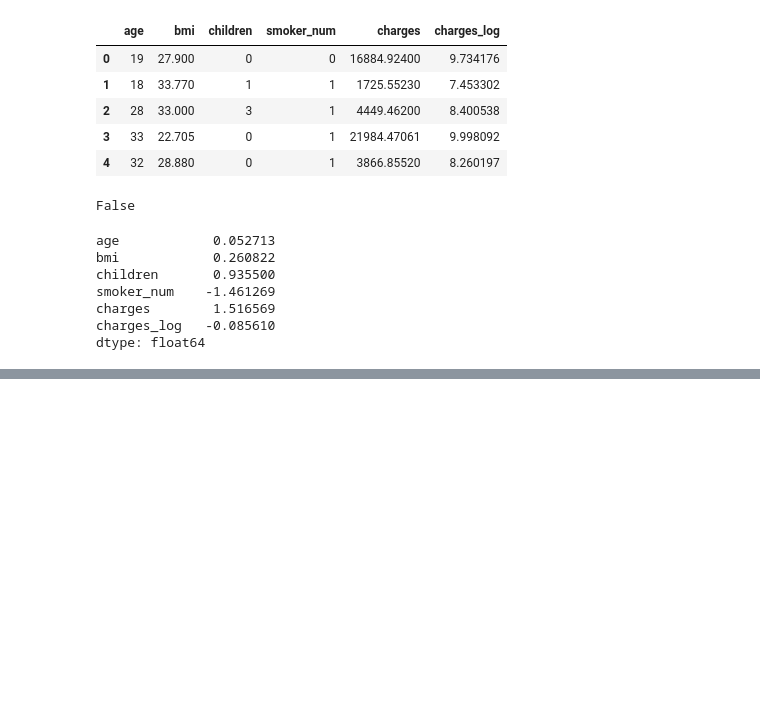
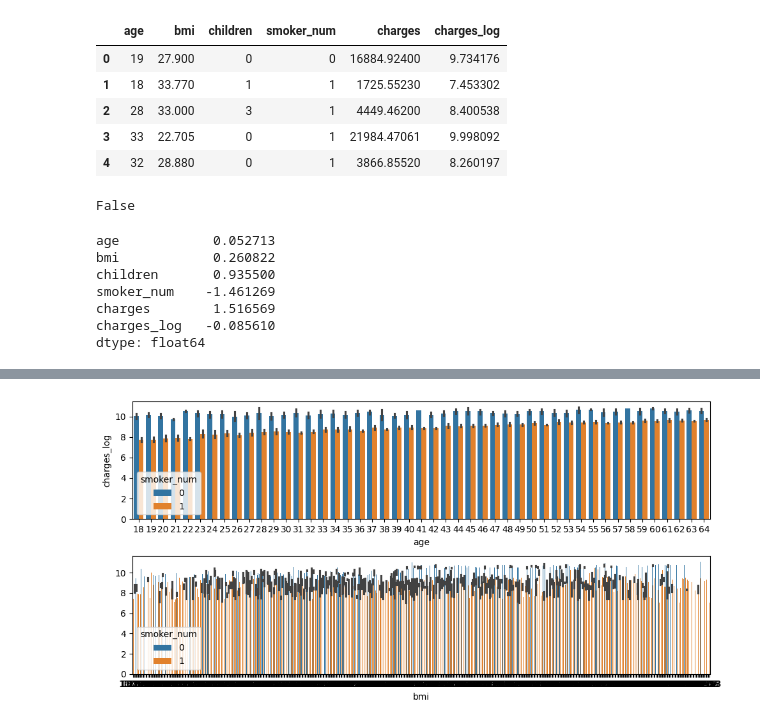
Before and after one commit to RmVa23/linear-regression, a Jupyter notebook: src/explore.ipynb, the cells around one changed output, grey strips where cells are left out. Cells and saved outputs as stored; diff of their text form; code cells hidden in the pictures; blank space fills up the shorter version.

```diff
--- a/src/explore.ipynb
+++ b/src/explore.ipynb
@@ -382,3 +432,14 @@ dtype: float64
+# %%
+fig, axis = plt.subplots(2, 1, figsize = (10, 5))
+
+sns.barplot(ax = axis[0], data = data, x = "age", y = "charges_log", hue = "smoker_num")
+sns.barplot(ax = axis[1], data = data, x = "bmi", y = "charges_log", hue = "smoker_num").set(ylabel = None)
+
+plt.tight_layout()
+
+plt.show()
+# %% [output]
+[figure, added]
 # %%
 # Escalado de valores
 
```
Also changed, not shown: parts of 6 cells of this notebook.
